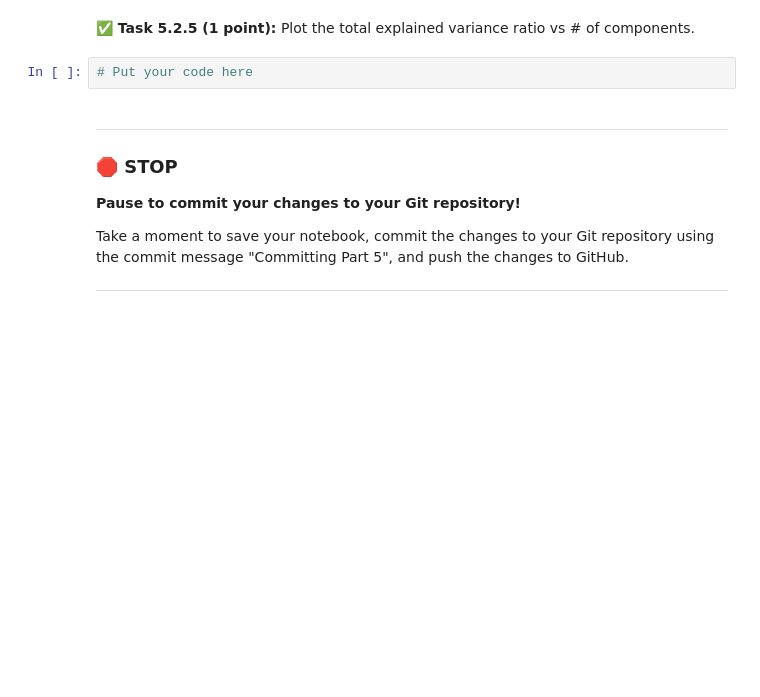
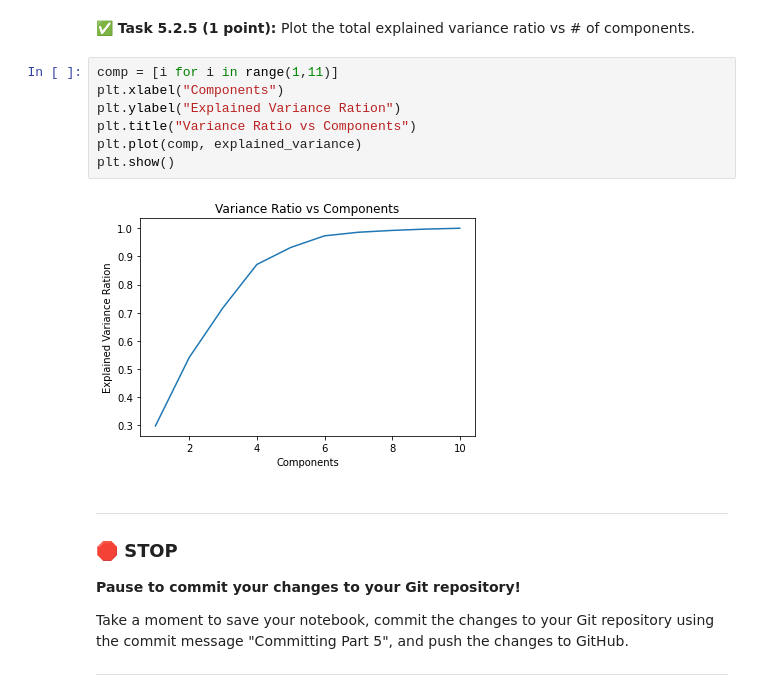
Before and after one commit to Rajmeet/cmse202-s22-turnin, a Jupyter notebook: hw-05/HW-05_LogisticPerceptronPCAandSVM_STUDENT.ipynb, the cells around one changed output. Drawn from its saved outputs; the diff is of its cells as text; blank space fills up the shorter version.

```diff
--- a/hw-05/HW-05_LogisticPerceptronPCAandSVM_STUDENT.ipynb
+++ b/hw-05/HW-05_LogisticPerceptronPCAandSVM_STUDENT.ipynb
@@ -435,7 +528,14 @@ For 1 through 10 components, use your function above to compute and store (as a
 # %% [markdown]
 **&#9989; Task 5.2.5 (1 point):** Plot the total explained variance ratio vs # of components.
-# %%
-# Put your code here
+# %%
+comp = [i for i in range(1,11)]
+plt.xlabel("Components")
+plt.ylabel("Explained Variance Ration")
+plt.title("Variance Ratio vs Components")
+plt.plot(comp, explained_variance)
+plt.show()
+# %% [output]
+[figure, added]
 # %% [markdown]
 ---
 ### &#128721; STOP
```
Also changed, not shown: parts of 16 cells of this notebook.
